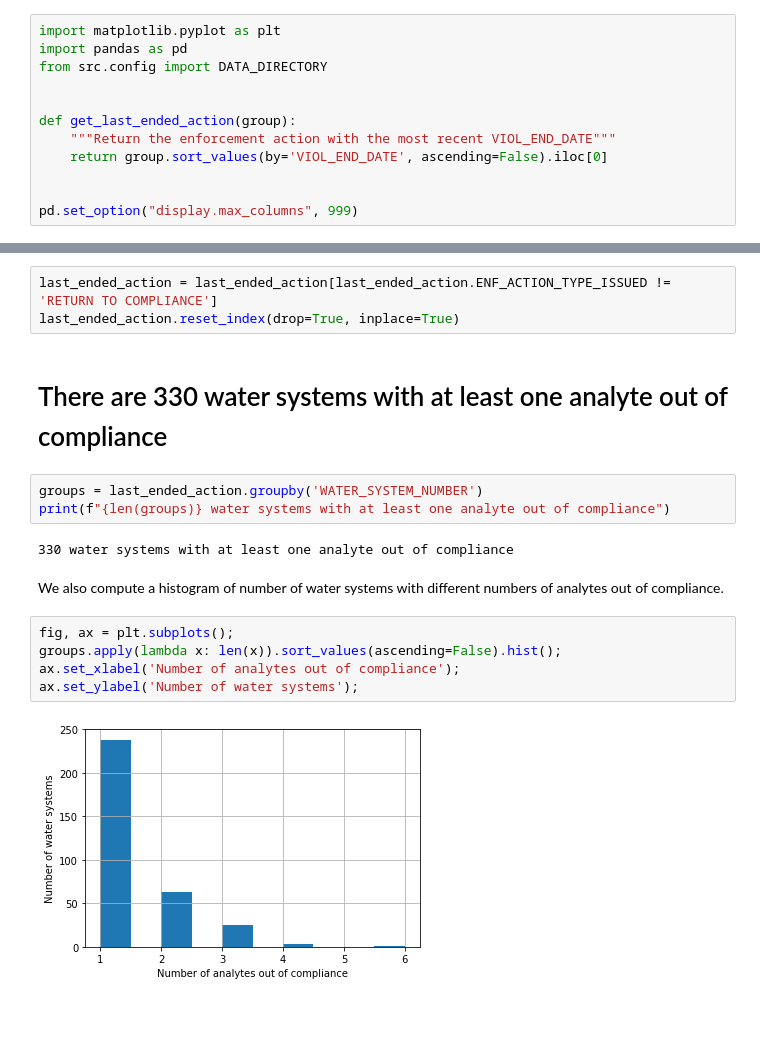
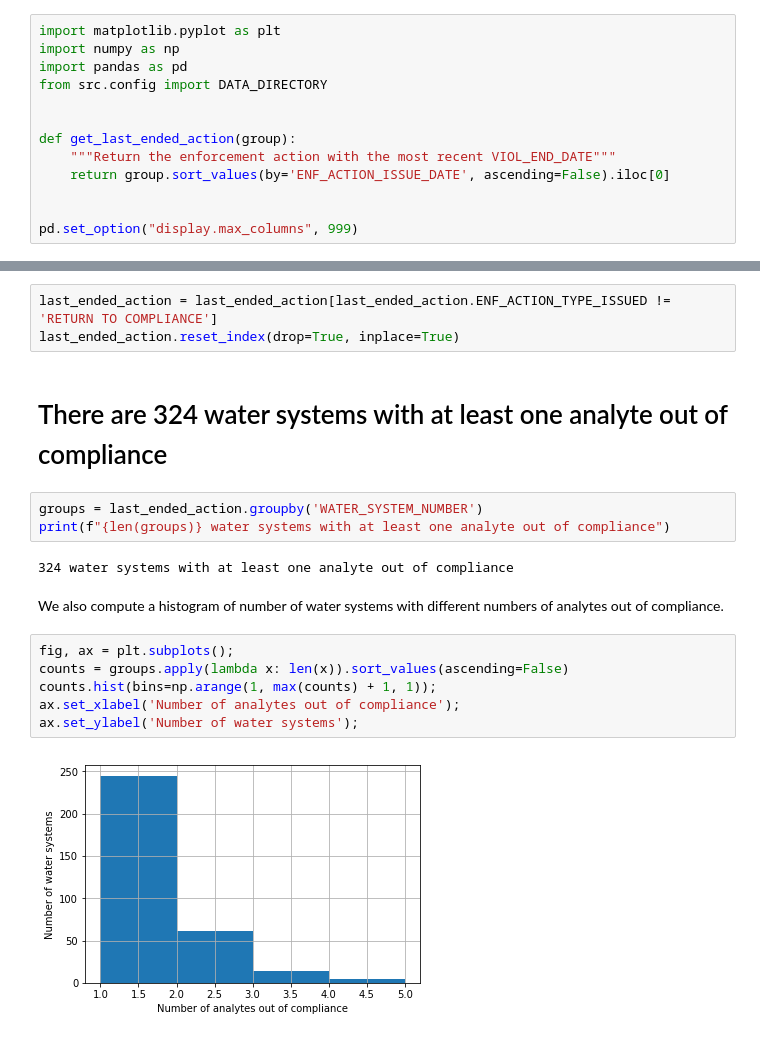
Before and after one commit to r-b-g-b/clean-water-tool, a Jupyter notebook: notebooks/002-deduplicate-by-water-system-and-analyte.ipynb, the cells around one changed output, grey strips where cells are left out. Drawn from its saved outputs; the diff is of its cells as text.

Commit message:
Use ENF_ACTION_ISSUE_DATE

```diff
--- a/notebooks/002-deduplicate-by-water-system-and-analyte.ipynb
+++ b/notebooks/002-deduplicate-by-water-system-and-analyte.ipynb
@@ -2,13 +2,14 @@
 %matplotlib inline
 # %%
 import matplotlib.pyplot as plt
+import numpy as np
 import pandas as pd
 from src.config import DATA_DIRECTORY
 
 
 def get_last_ended_action(group):
     """Return the enforcement action with the most recent VIOL_END_DATE"""
-    return group.sort_values(by='VIOL_END_DATE', ascending=False).iloc[0]
+    return group.sort_values(by='ENF_ACTION_ISSUE_DATE', ascending=False).iloc[0]
 
 
 pd.set_option("display.max_columns", 999)
@@ -47,18 +60,19 @@ Do not include water system/analyte combinations that ended with a return to com
 last_ended_action = last_ended_action[last_ended_action.ENF_ACTION_TYPE_ISSUED != 'RETURN TO COMPLIANCE']
 last_ended_action.reset_index(drop=True, inplace=True)
 # %% [markdown]
-# There are 330 water systems with at least one analyte out of compliance
+# There are 324 water systems with at least one analyte out of compliance
 # %%
 groups = last_ended_action.groupby('WATER_SYSTEM_NUMBER')
 print(f"{len(groups)} water systems with at least one analyte out of compliance")
 # %% [output]
-330 water systems with at least one analyte out of compliance
+324 water systems with at least one analyte out of compliance
 # %% [markdown]
 We also compute a histogram of number of water systems with different numbers of analytes out of compliance.
 # %%
 fig, ax = plt.subplots();
-groups.apply(lambda x: len(x)).sort_values(ascending=False).hist();
+counts = groups.apply(lambda x: len(x)).sort_values(ascending=False)
+counts.hist(bins=np.arange(1, max(counts) + 1, 1));
 ax.set_xlabel('Number of analytes out of compliance');
 ax.set_ylabel('Number of water systems');
 # %% [output]
-[figure, old version]
+[figure, new version]
```
Also changed, not shown: parts of 3 cells of this notebook.
